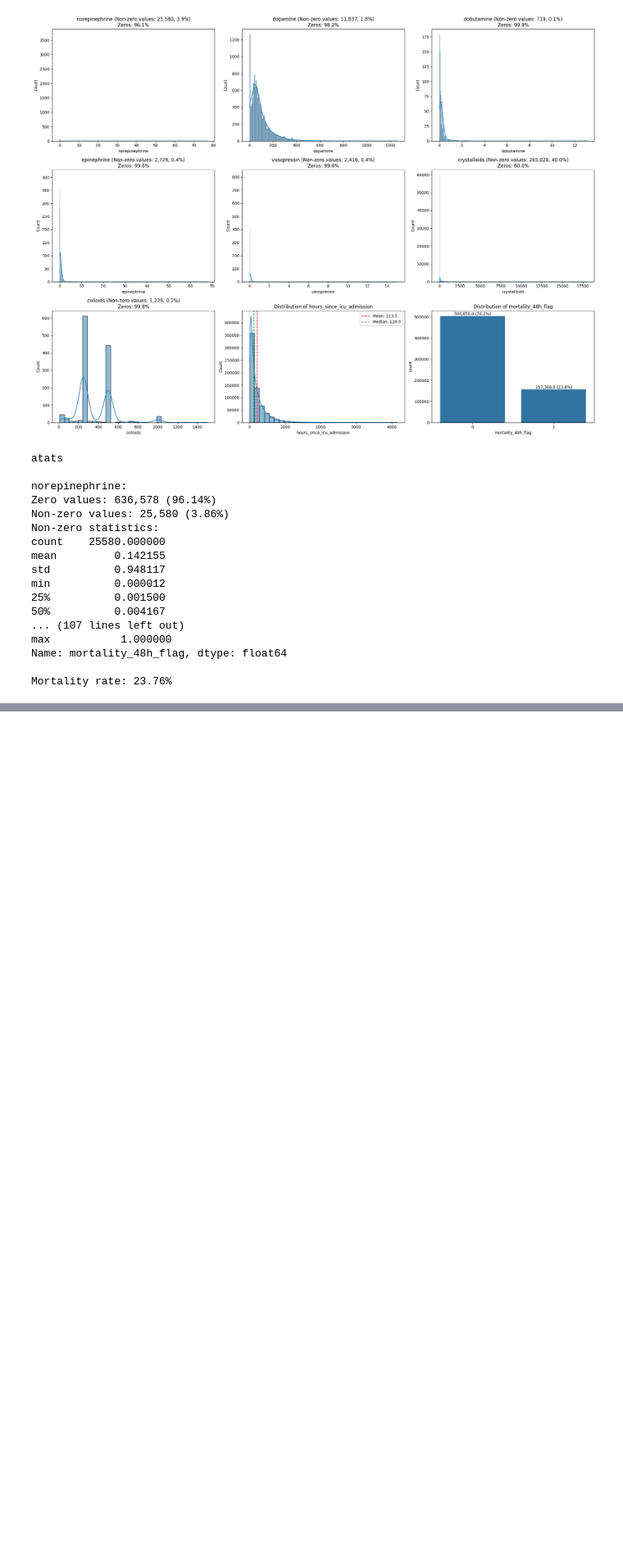
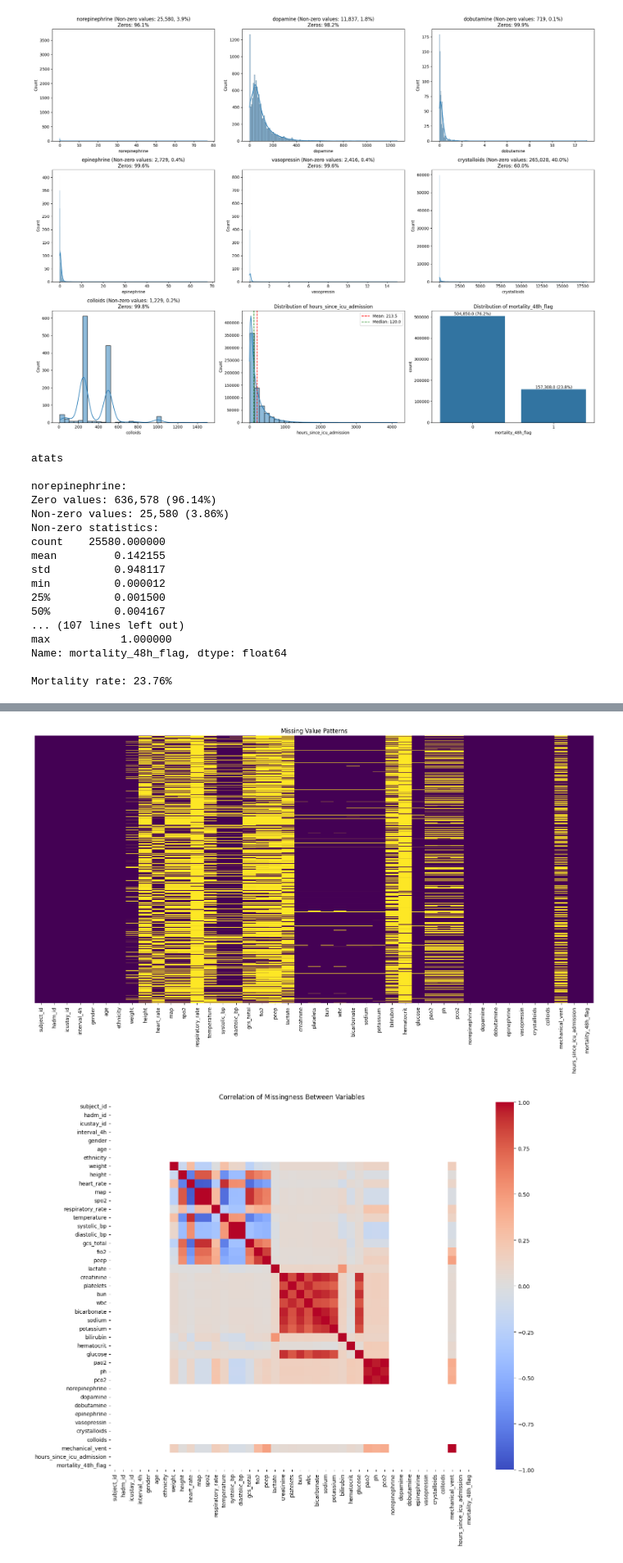
Before and after one commit to VaibhavSaran/Optimizing-Sepsis-Treatment-with-RL, a Jupyter notebook: EDA.ipynb, the cells around one changed output, grey strips where cells are left out. Shown at 82% size. Cells and saved outputs as stored; diff of their text form; code cells hidden in the pictures; blank space fills up the shorter version.

```diff
--- a/EDA.ipynb
+++ b/EDA.ipynb
@@ -430,0 +619,75 @@ Mortality rate: 23.76%
+# %%
+from scipy.stats import chi2_contingency
+
+# Create a heatmap of missing values
+plt.figure(figsize=(16, 10))
+sns.heatmap(df.isnull(), cbar=False, yticklabels=False, cmap='viridis')
+plt.title('Missing Value Patterns')
+plt.tight_layout()
+plt.show()
+
+# Checking for relationships between missingness of different variables
+
+# matrix of missingness correlations
+missing_binary = df.isnull().astype(int)
+missing_corr = missing_binary.corr()
+
+plt.figure(figsize=(14, 12))
+sns.heatmap(missing_corr, annot=False, cmap='coolwarm', vmin=-1, vmax=1)
+plt.title('Correlation of Missingness Between Variables')
+plt.tight_layout()
+plt.show()
+
+# Checking if missingness is related to observed variables (MAR test)
+# Checking if lactate missingness is related to age or mortality
+has_lactate = ~df['lactate'].isnull()
+
+# T-test for age difference between those with and without lactate measurements
+from scipy.stats import ttest_ind
+age_with_lactate = df[has_lactate]['age']
+age_without_lactate = df[~has_lactate]['age']
+t_stat, p_value = ttest_ind(age_with_lactate, age_without_lactate)
+print(f"Age difference between patients with and without lactate measurements:")
+print(f"Mean age with lactate: {age_with_lactate.mean():.2f}")
+print(f"Mean age without lactate: {age_without_lactate.mean():.2f}")
+print(f"T-test p-value: {p_value:.6f}")
+
+# Chi-square test for relationship between mortality and lactate measurement
+contingency_table = pd.crosstab(has_lactate, df['mortality_48h_flag'])
+chi2, p, dof, expected = chi2_contingency(contingency_table)
+print(f"\nRelationship between mortality and lactate measurement:")
+print(f"Chi-square p-value: {p:.6f}")
+print(contingency_table)
+
+# definign a missingness indicator matrix for key variables
+key_vars = ['lactate', 'heart_rate', 'map', 'temperature', 'mechanical_vent']
+for var in key_vars:
+    df[f'{var}_is_missing'] = df[var].isnull().astype(int)
+
+# Checking relationship between missingness and severity indicators
+severity_vars = ['norepinephrine', 'vasopressin', 'mortality_48h_flag']
+for missing_var in key_vars:
+    for severity_var in severity_vars:
+        missing_indicator = f'{missing_var}_is_missing'
+
+        # For continuous severity variables
+        if severity_var != 'mortality_48h_flag':
+            # Compare mean values
+            mean_when_missing = df[df[missing_indicator] == 1][severity_var].mean()
+            mean_when_present = df[df[missing_indicator] == 0][severity_var].mean()
+            print(f"{missing_var} missing vs {severity_var}:")
+            print(f"  Mean {severity_var} when {missing_var} missing: {mean_when_missing:.6f}")
+            print(f"  Mean {severity_var} when {missing_var} present: {mean_when_present:.6f}")
+
+        # For binary severity variables (like mortality)
+        else:
+            # Creating contingency table
+            cont_table = pd.crosstab(df[missing_indicator], df[severity_var])
+            chi2, p, dof, expected = chi2_contingency(cont_table)
+            print(f"{missing_var} missing vs {severity_var}:")
+            print(f"  Chi-square p-value: {p:.6f}")
+            print(cont_table)
+        print()
+# %% [output]
+[figure, added]
+[figure, added]
```
Also changed, not shown: parts of 13 cells of this notebook.
